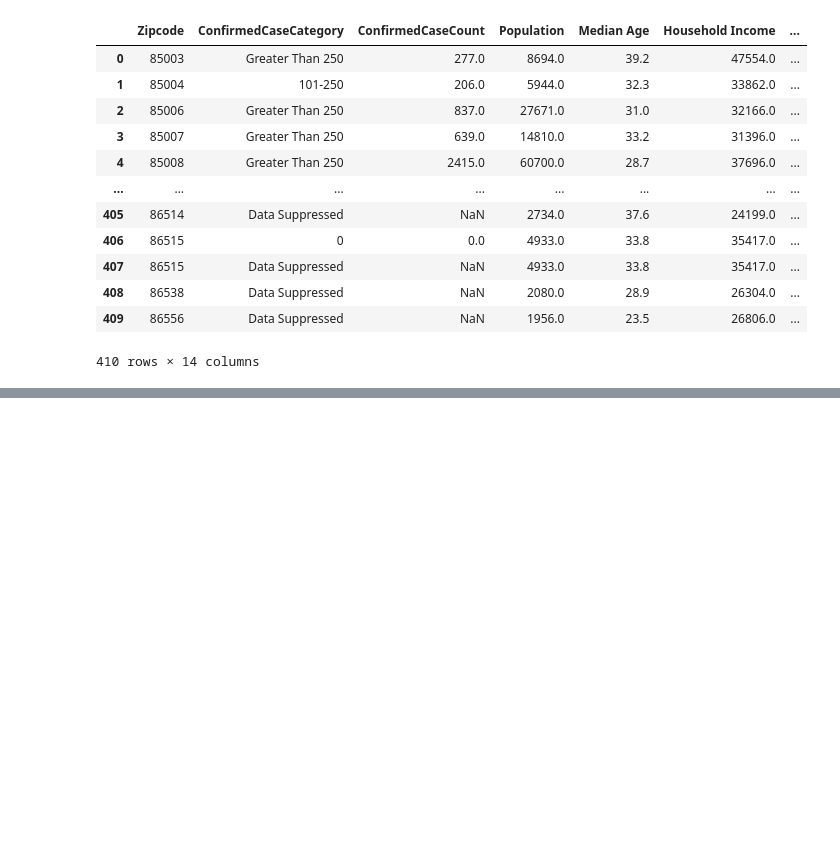
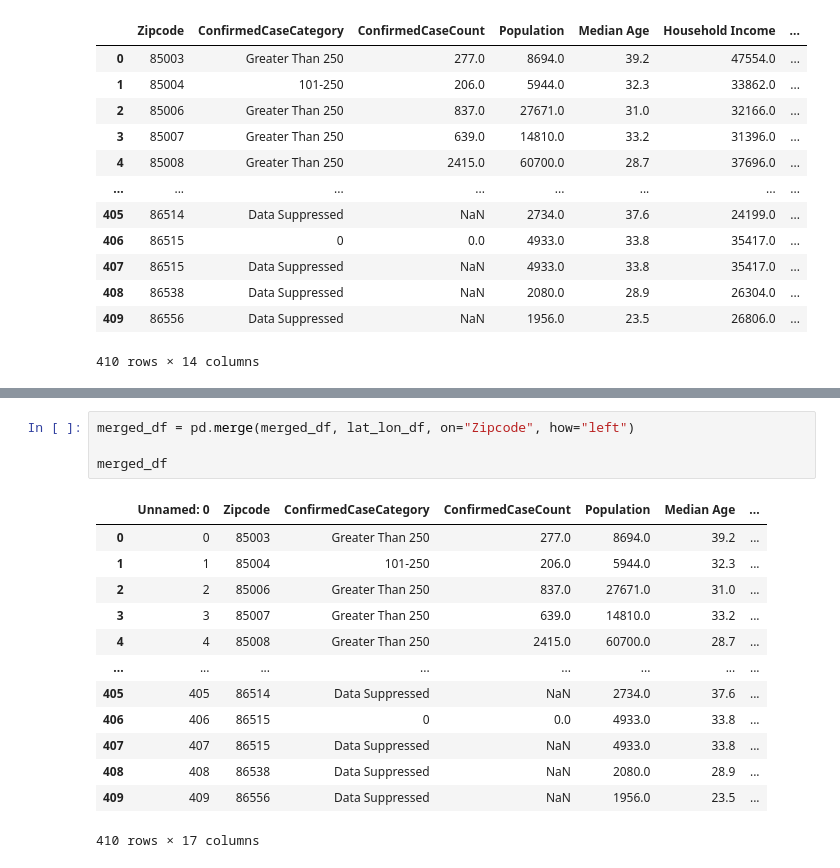
Before and after one commit to nhingtge/Project-1, a Jupyter notebook: Project.ipynb, the cells around one changed output, grey strips where cells are left out. Saved outputs shown, nothing was run; the diff lists cells and outputs as text; blank space fills up the shorter version.

```diff
--- a/Project.ipynb
+++ b/Project.ipynb
@@ -78,3 +85,21 @@ merged_df.drop(columns=["Unnamed: 0"])
+# %%
+merged_df = pd.merge(merged_df, lat_lon_df, on="Zipcode", how="left")
+
+merged_df
+# %% [output]
+|  | Unnamed: 0 | Zipcode | ConfirmedCaseCategory | ConfirmedCaseCount | Population | Median Age | ... |
+| 0 | 0 | 85003 | Greater Than 250 | 277.0 | 8694.0 | 39.2 | ... |
+| 1 | 1 | 85004 | 101-250 | 206.0 | 5944.0 | 32.3 | ... |
+| 2 | 2 | 85006 | Greater Than 250 | 837.0 | 27671.0 | 31.0 | ... |
+| 3 | 3 | 85007 | Greater Than 250 | 639.0 | 14810.0 | 33.2 | ... |
+| 4 | 4 | 85008 | Greater Than 250 | 2415.0 | 60700.0 | 28.7 | ... |
+| ... | ... | ... | ... | ... | ... | ... | ... |
+| 405 | 405 | 86514 | Data Suppressed | NaN | 2734.0 | 37.6 | ... |
+| 406 | 406 | 86515 | 0 | 0.0 | 4933.0 | 33.8 | ... |
+| 407 | 407 | 86515 | Data Suppressed | NaN | 4933.0 | 33.8 | ... |
+| 408 | 408 | 86538 | Data Suppressed | NaN | 2080.0 | 28.9 | ... |
+| 409 | 409 | 86556 | Data Suppressed | NaN | 1956.0 | 23.5 | ... |
+410 rows × 17 columns
 # %%
 gmaps.configure(api_key=gkey)
 
```
Also changed, not shown: parts of 10 cells of this notebook.
